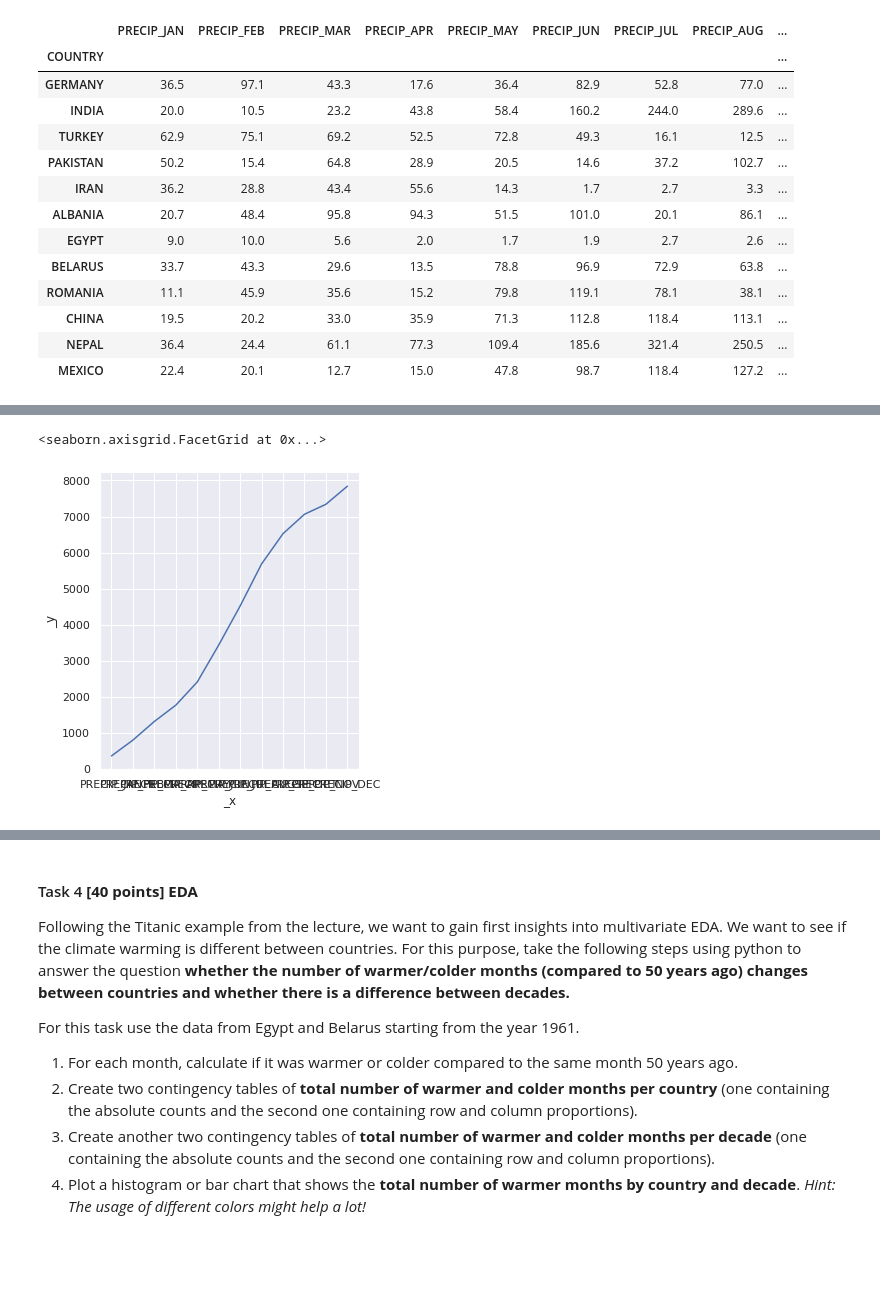
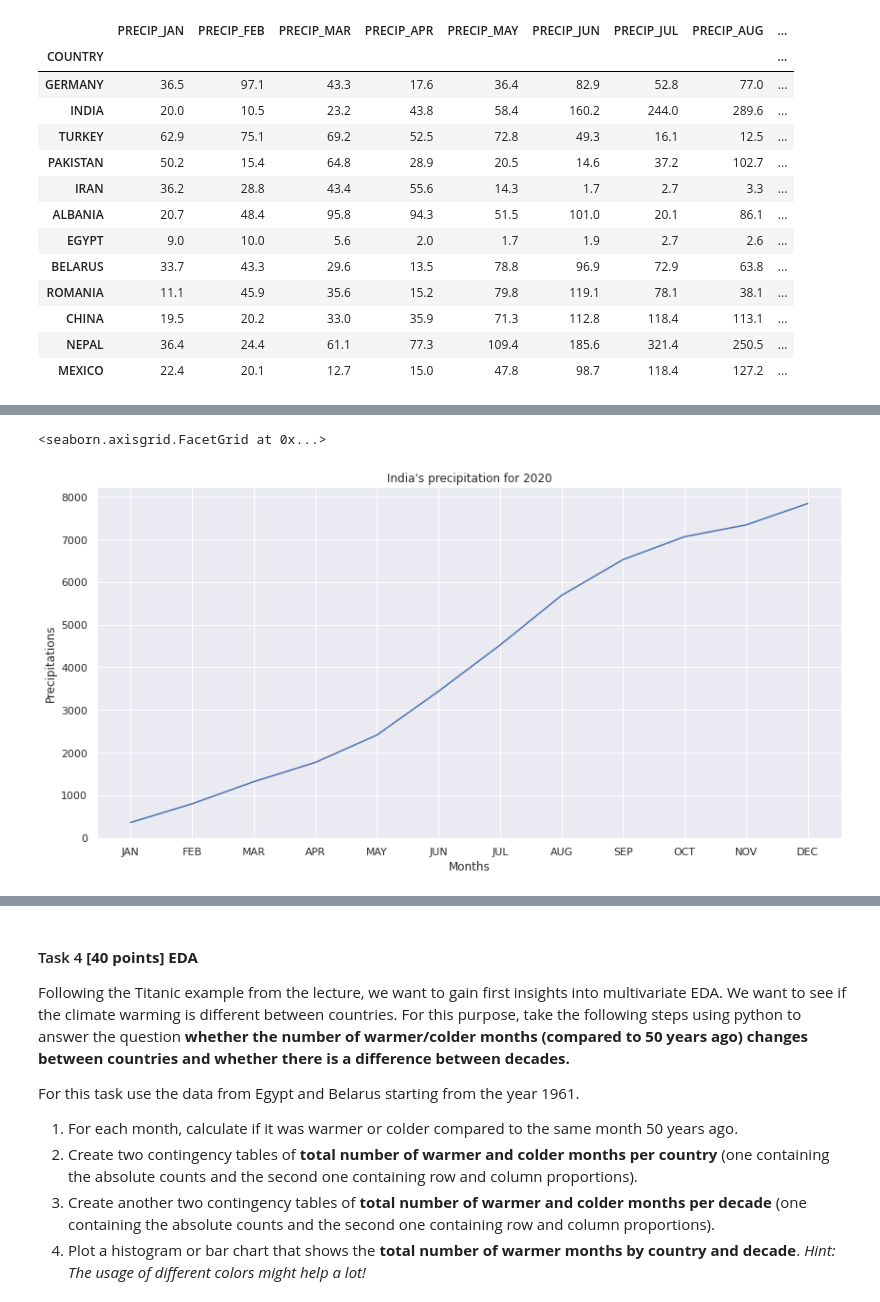
Before and after one commit to aronzek/UHH_research_methods, a Jupyter notebook: RM_A02_Group_E.ipynb, the cells around one changed output, grey strips where cells are left out. Saved outputs shown, nothing was run; the diff lists cells and outputs as text; code cells hidden in the pictures; blank space fills up the shorter version.

```diff
--- a/RM_A02_Group_E.ipynb
+++ b/RM_A02_Group_E.ipynb
@@ -152,11 +134,14 @@ df_a
-# %%
-sbs.relplot(data = np.cumsum(df_a.sum()),kind='line')
-
-
-#######################
-# Solution 1 end
-######################
-# %% [output]
-<seaborn.axisgrid.FacetGrid at 0x...>
-[figure, removed]
+# %%
+ctr_precip = sbs.relplot(data = np.cumsum(df_a.sum()),kind='line', height = 6, aspect = 2, markers = True, dashes = False )
+ctr_precip.set_xticklabels(months) #setting the x ticks to make them easier to read
+ctr_precip.set_xlabels("Months")
+ctr_precip.set_ylabels("Precipitations")
+ctr_precip.set(title = "India's precipitation for 2020")
+
+#######################
+# Solution 1 end
+######################
+# %% [output]
+<seaborn.axisgrid.FacetGrid at 0x...>
+[figure, added]
 # %%
```
Also changed, not shown: parts of 8 cells of this notebook, 1 other file.
